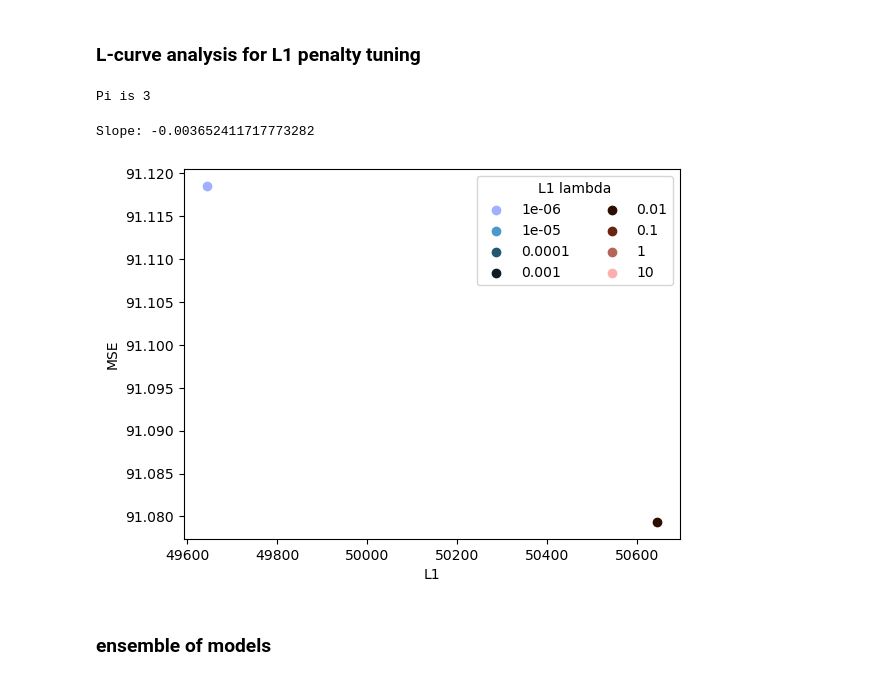
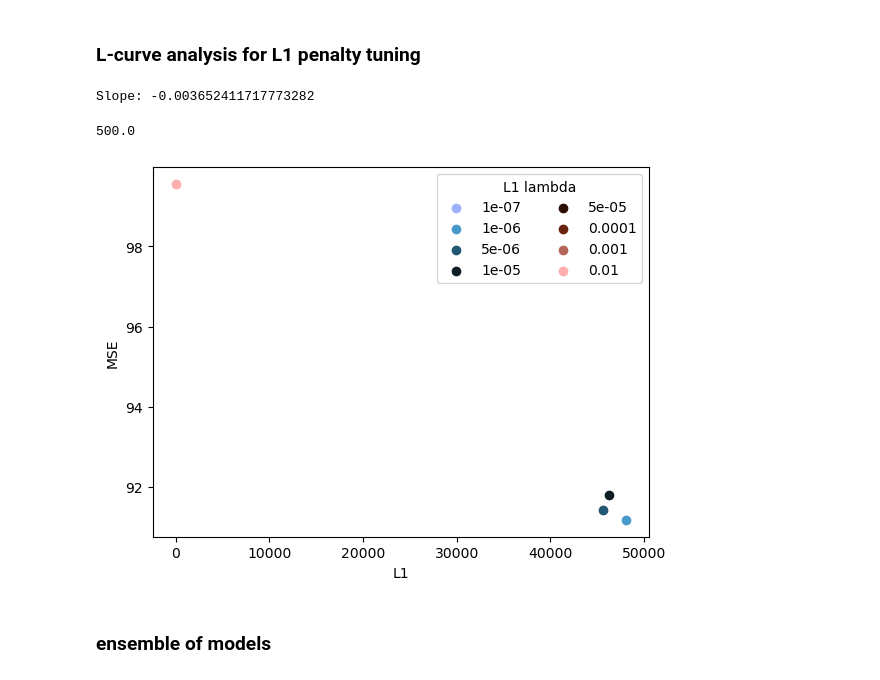
Before and after one commit to TimotheeDelcourt/mars_currents_pinn, a Jupyter notebook: scripts/playground.ipynb, the cells around one changed output. Saved outputs shown, nothing was run; the diff lists cells and outputs as text; code cells hidden in the pictures.

Commit message:
Jupiter style, with L1 reg! Lambda: 2e-6,7e-6,5e-7

```diff
--- a/scripts/playground.ipynb
+++ b/scripts/playground.ipynb
@@ -23,37 +23,37 @@ import scripts.data_conversion as dc
 Project root directory: c:\Users\Timothee Delcourt\Documents\ETHZ-PhD\Coding\mars_currents_pinn
 # %% [markdown]
 ### L-curve analysis for L1 penalty tuning
-# %%
-print(f"Pi is {np.pi:.0f}")
-# %% [output]
-Pi is 3
 # %%
 train_hist = np.load('models/PINN_ext_model_18/training_history.npy')
 m, c = ut.slope(train_hist, 10)
 print(f'Slope: {m}')
 # %% [output]
 Slope: -0.003652411717773282
+# %%
+print(5e2)
+# %% [output]
+500.0
 # %%
-lambdas = [1e-6,1e-5,1e-4,1e-3,1e-2,1e-1,   1,  10]
-models =  [  19,  21,  23,  25,  20,  22,  24,  26]
+lambdas = [1e-7 ,1e-6,5e-6,1e-5, 5e-5, 1e-4, 1e-3, 1e-2 ]
+models =  [    0,  19,  23,  21,    0,   24,    0,   20 ]
 mses = []
 l1s = []
 for model in models:
     try:
         mses.append(np.load(f'models/PINN_ext_model_{model}/training_history.npy')[-1])
         l1s.append(np.load(f'models/PINN_ext_model_{model}/l1_history.npy')[-1])
     except:
         mses.append(None)
         l1s.append(None)
 cmap = cmc.berlin(np.linspace(0, 1, len(lambdas)))
 for i in range(len(mses)):
     plt.scatter(l1s[i], mses[i], label=lambdas[i], c=cmap[i])
 plt.xlabel('L1')
 plt.ylabel('MSE')
 plt.legend(loc=1, ncols=2,title='L1 lambda')
 plt.show()
 # %% [output]
-[figure, old version]
+[figure, new version]
 # %% [markdown]
 ### ensemble of models
 # %%
```
Also changed, not shown: 4 other files.
